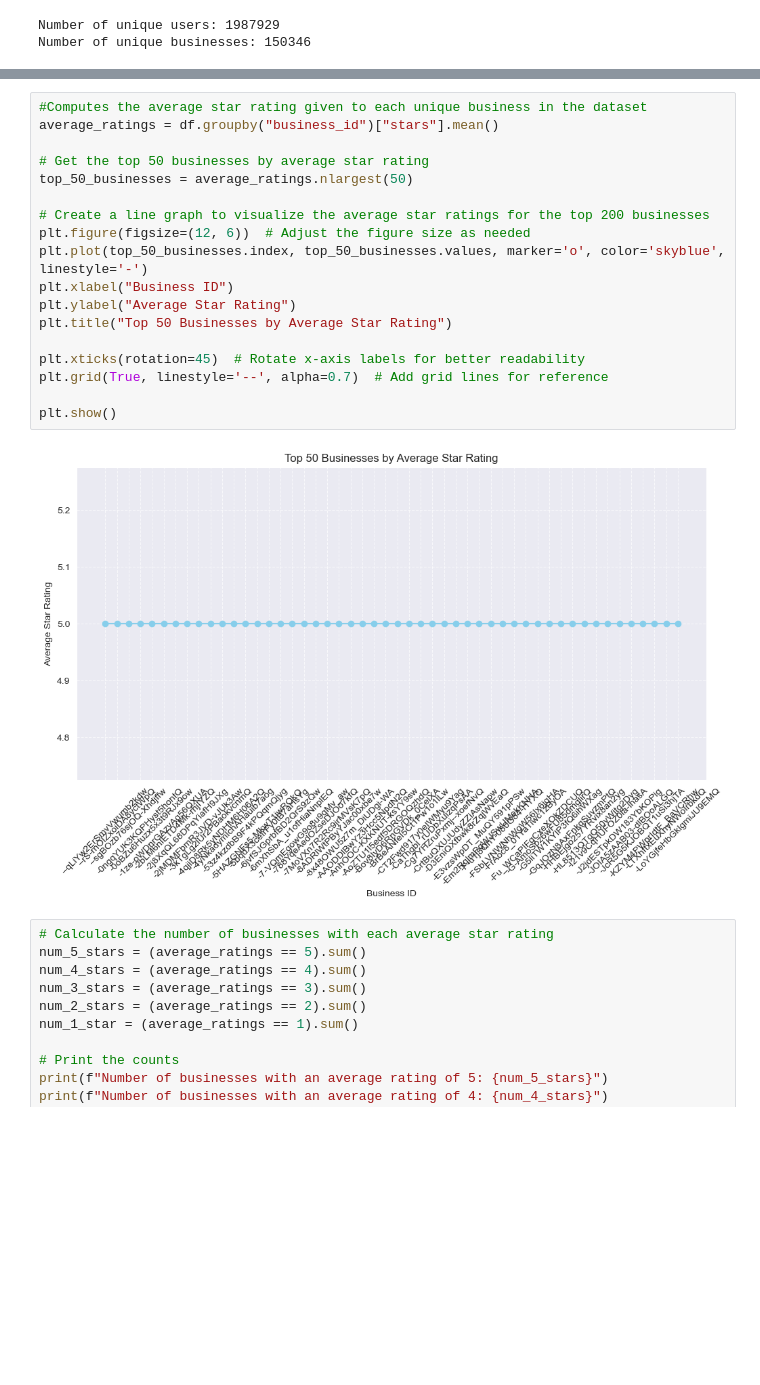
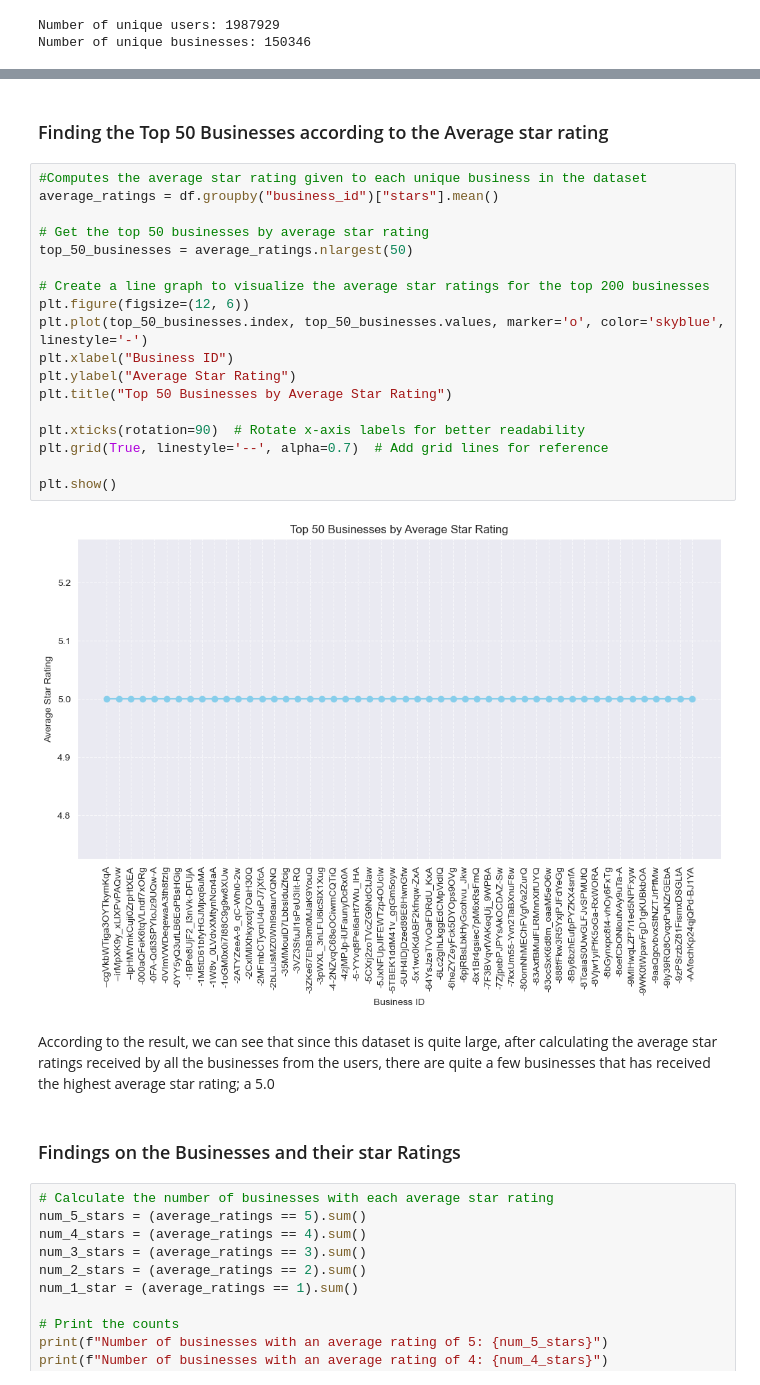
Before and after one commit to KoralegeiKavindya/DL-CW, a Jupyter notebook: Supervised_Model_CW2.ipynb, the cells around one changed output, grey strips where cells are left out. Drawn from its saved outputs; the diff is of its cells as text; blank space fills up the shorter version.

```diff
--- a/Supervised_Model_CW2.ipynb
+++ b/Supervised_Model_CW2.ipynb
@@ -118,26 +124,32 @@ plt.xticks(rotation=45)
 plt.show()
 # %% [output]
 [figure]
+# %% [markdown]
+### Finding the Top 50 Businesses according to the Average star rating
 # %%
 #Computes the average star rating given to each unique business in the dataset
 average_ratings = df.groupby("business_id")["stars"].mean()
 
 # Get the top 50 businesses by average star rating
 top_50_businesses = average_ratings.nlargest(50)
 
 # Create a line graph to visualize the average star ratings for the top 200 businesses
-plt.figure(figsize=(12, 6))  # Adjust the figure size as needed
+plt.figure(figsize=(12, 6))
 plt.plot(top_50_businesses.index, top_50_businesses.values, marker='o', color='skyblue', linestyle='-')
 plt.xlabel("Business ID")
 plt.ylabel("Average Star Rating")
 plt.title("Top 50 Businesses by Average Star Rating")
 
-plt.xticks(rotation=45)  # Rotate x-axis labels for better readability
+plt.xticks(rotation=90)  # Rotate x-axis labels for better readability
 plt.grid(True, linestyle='--', alpha=0.7)  # Add grid lines for reference
 
 plt.show()
 # %% [output]
-[figure, old version]
+[figure, new version]
+# %% [markdown]
+According to the result, we can see that since this dataset is quite large, after calculating the average star ratings received by all the businesses from the users, there are quite a few businesses that has received the highest average star rating; a 5.0
+# %% [markdown]
+### Findings on the Businesses and their star Ratings
 # %%
 # Calculate the number of businesses with each average star rating
 num_5_stars = (average_ratings == 5).sum()
```
Also changed, not shown: parts of 23 cells of this notebook.
